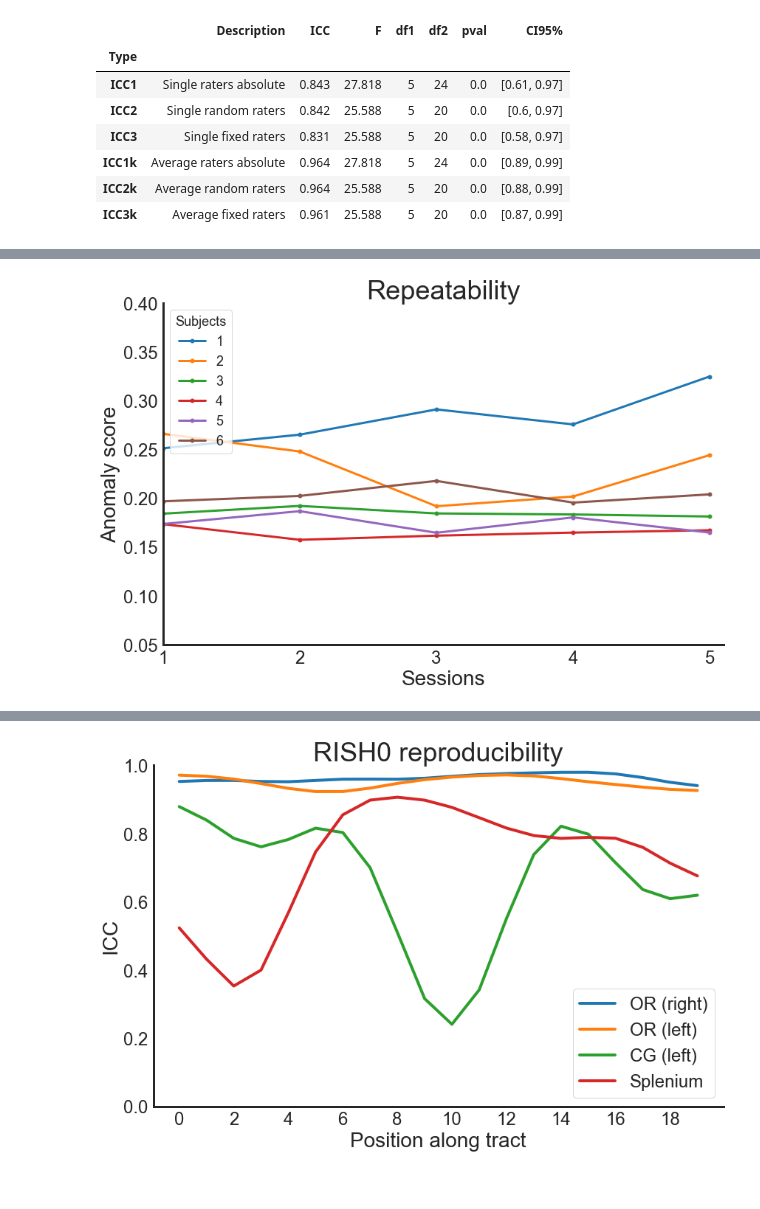
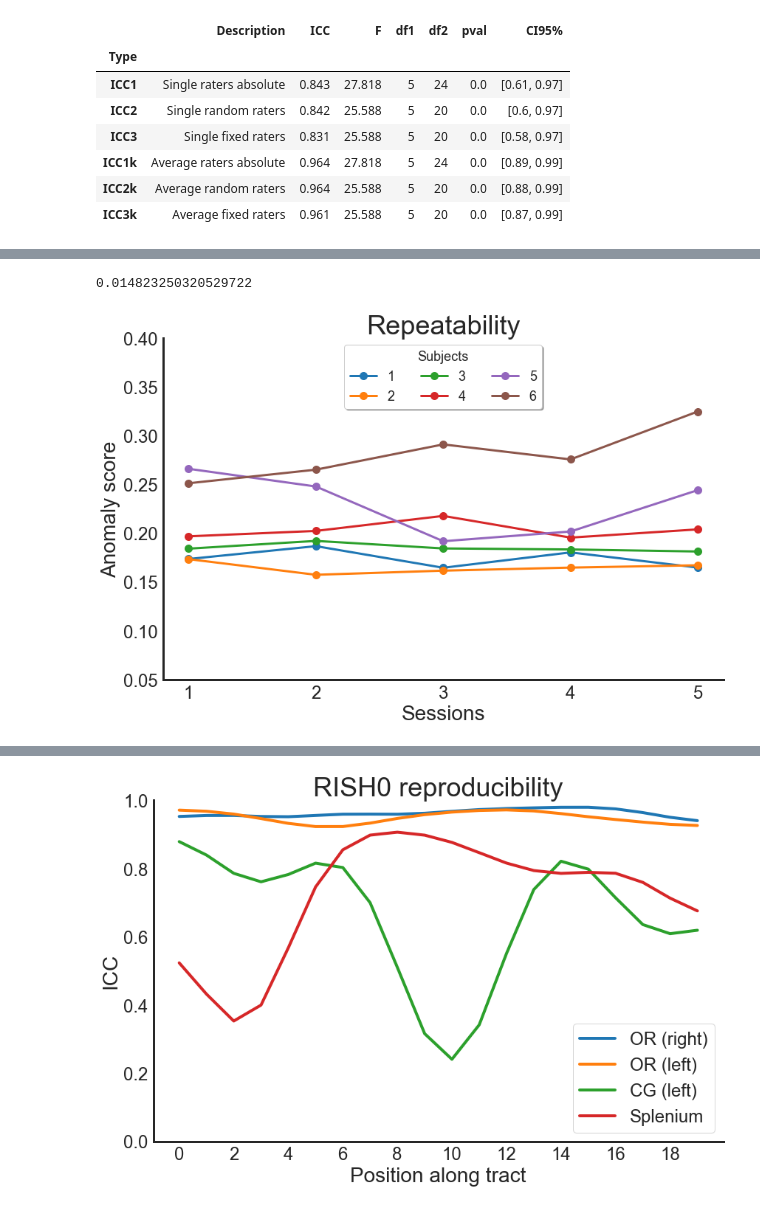
Before and after one commit to chamberm/Detect, a Jupyter notebook: examples/ICC.ipynb, the cells around one changed output, grey strips where cells are left out. Drawn from its saved outputs; the diff is of its cells as text; code cells hidden in the pictures.

```diff
--- a/examples/ICC.ipynb
+++ b/examples/ICC.ipynb
@@ -24,6 +29,3 @@ icc.set_index("Type")
 # %%
 data_copy = data.drop(['Subjects'], axis=1)
 data_copy.columns = ['1', '2', '3', '4', '5']
-# %%
-data_copy.index += 1
-data_copy
@@ -37,0 +32,6 @@ data_copy
+# %%
+#data_copy.index += 1
+data_copy.sort_values('5', inplace=True)
+data_copy.reset_index(drop=True, inplace=True)
+data_copy.index = np.arange(1, len(data_copy) + 1)
+data_copy
@@ -38,23 +46,27 @@ data_copy
+# %%
+np.mean(data_copy.std(axis=1))
+# %% [output]
+0.014823250320529722
 # %%
 sns.set_style("white")
 fig, ax = plt.subplots(1,1,figsize=(12, 8))
-data_copy.T.plot(ax=ax, label="Subjects", lw=3, style='.-', ms=10)
+data_copy.T.plot(ax=ax, label="Sessions", lw=3, style='.-', ms=20)
 ax.spines['left'].set_linewidth(3)
 ax.spines['bottom'].set_linewidth(3)
 sns.despine()
-ax.legend(loc='upper left',fontsize=18, title="Subjects", title_fontsize=18)
+ax.legend(loc='upper center',fontsize=18, title="Subjects", title_fontsize=18, fancybox=True, shadow=True, ncol=3)
 ax.set_xlabel("Sessions",size=28)
 ax.set_ylabel("Anomaly score",size=28)
 ax.tick_params(axis='y',labelsize=24)
 ax.tick_params(axis='x',labelsize=24)
-ax.set_xlim(0,4.1)
 ax.set_ylim(0.05,0.4)
+ax.set_xlim(-0.2,4.2)
 ax.set_title("Repeatability", size=36)
 
 fig.tight_layout()
 fig.savefig('repeat.png', dpi=200)
 # %% [output]
-[figure, old version]
+[figure, new version]
 # %%
 # PLOTS
 # %%
```
Also changed, not shown: parts of 3 cells of this notebook, 6 other files.
